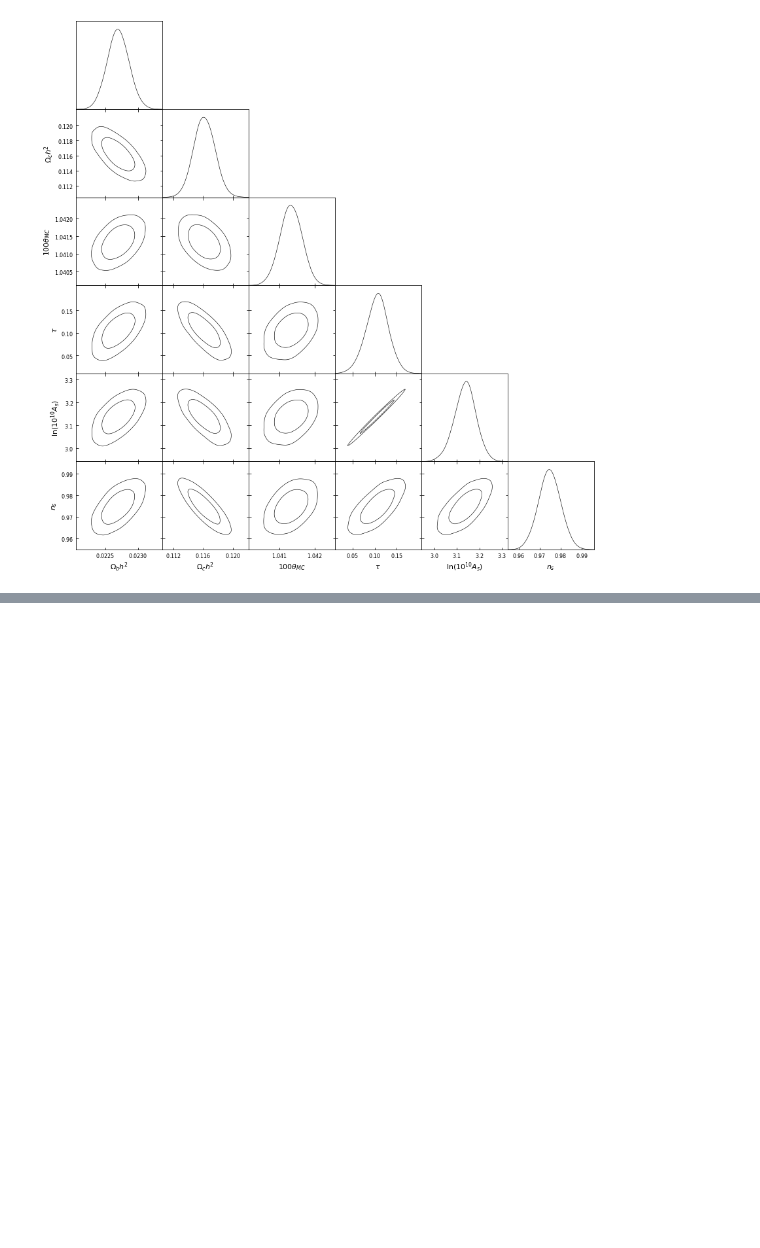
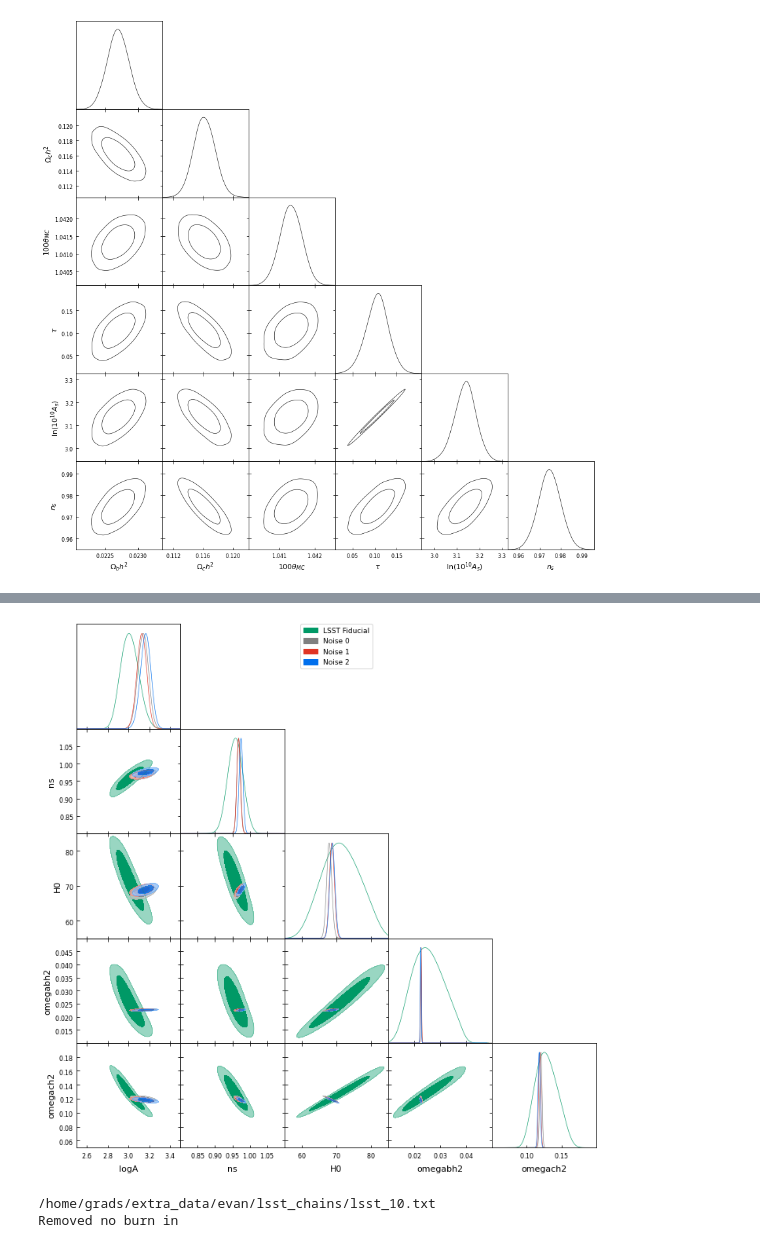
Before and after one commit to SBU-EVAN/jupyter-notebooks, a Jupyter notebook: chain_sanity_check.ipynb, the cells around one changed output, grey strips where cells are left out. Cells and saved outputs as stored; diff of their text form; code cells hidden in the pictures; blank space fills up the shorter version.

```diff
--- a/chain_sanity_check.ipynb
+++ b/chain_sanity_check.ipynb
@@ -98,0 +214,17 @@ g.triangle_plot([joint],
+# %%
+lim_dict =              {'omegabh2':    [0.01, 0.05],
+                         'omegach2':    [0.05, 0.2],
+                         'H0':          [55,   85],
+                         'ns':         [0.8,   1.1],
+                         'logA':        [2.5,  3.5],
+                          }
+
+
+g = plots.get_subplot_plotter()
+g.settings.num_plot_contours = 2
+g.triangle_plot([lsst1,planck1,planck2,planck3],
+               filled=True,
+               params=lsst1.getParamNames().getRunningNames(),
+               legend_labels=['LSST Fiducial','Noise 0','Noise 1', 'Noise 2'],
+               param_limits=lim_dict)
+# %% [output]
@@ -98,0 +248,11 @@ g.triangle_plot([joint],
+[figure, added]
+# %%
+lsst2 = getdist.mcsamples.loadMCSamples(file_root=lsst_path+'/lsst_10', no_cache=True)
+burnin=3000
+thin=10
+samples0 = lsst2.samples[burnin::thin]
+weights0 = lsst2.weights[burnin::thin]
+lsst2.setSamples(samples0,weights=weights0)
+# %% [output]
+/home/grads/extra_data/evan/lsst_chains/lsst_10.txt
+Removed no burn in
```
Also changed, not shown: parts of 20 cells of this notebook, 6 other files.
